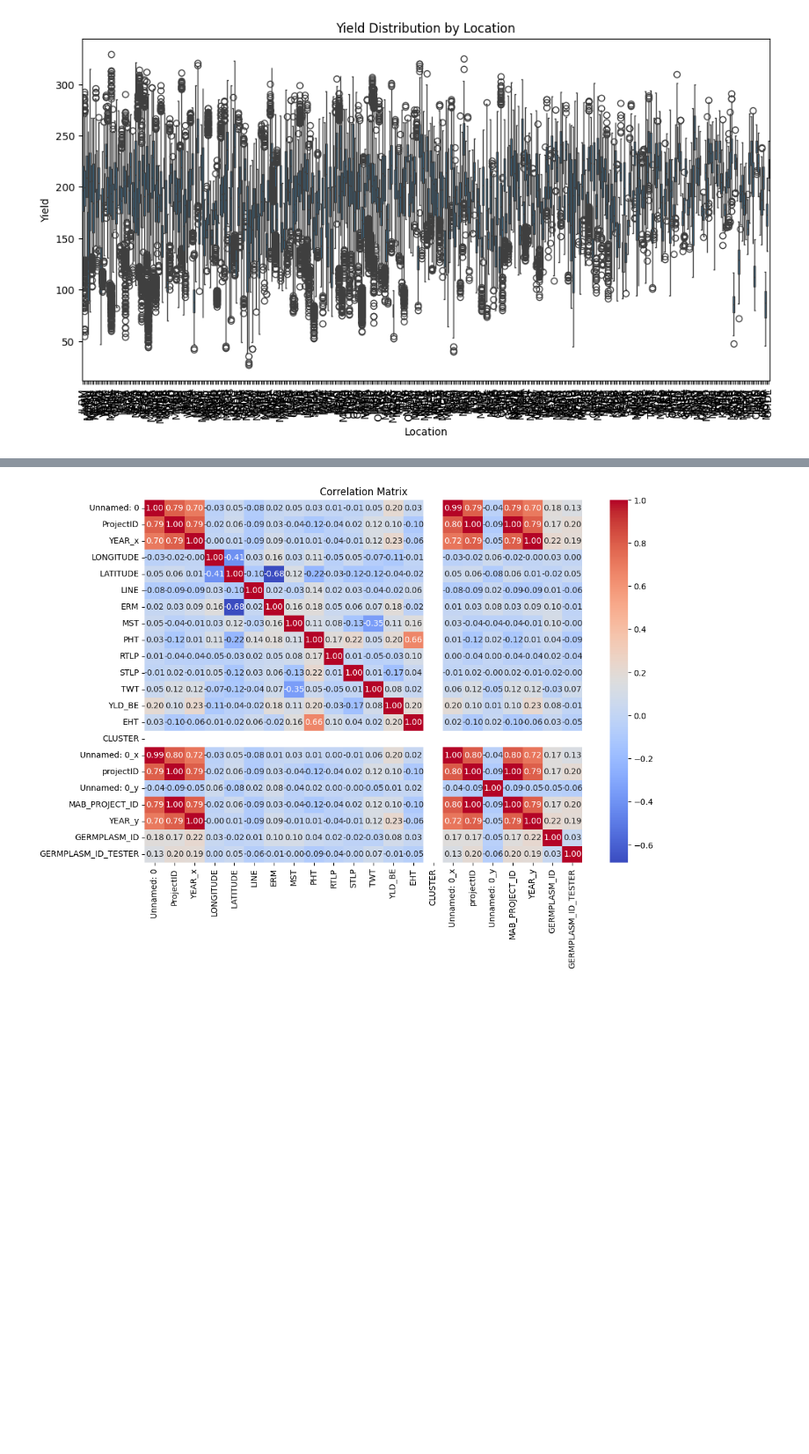
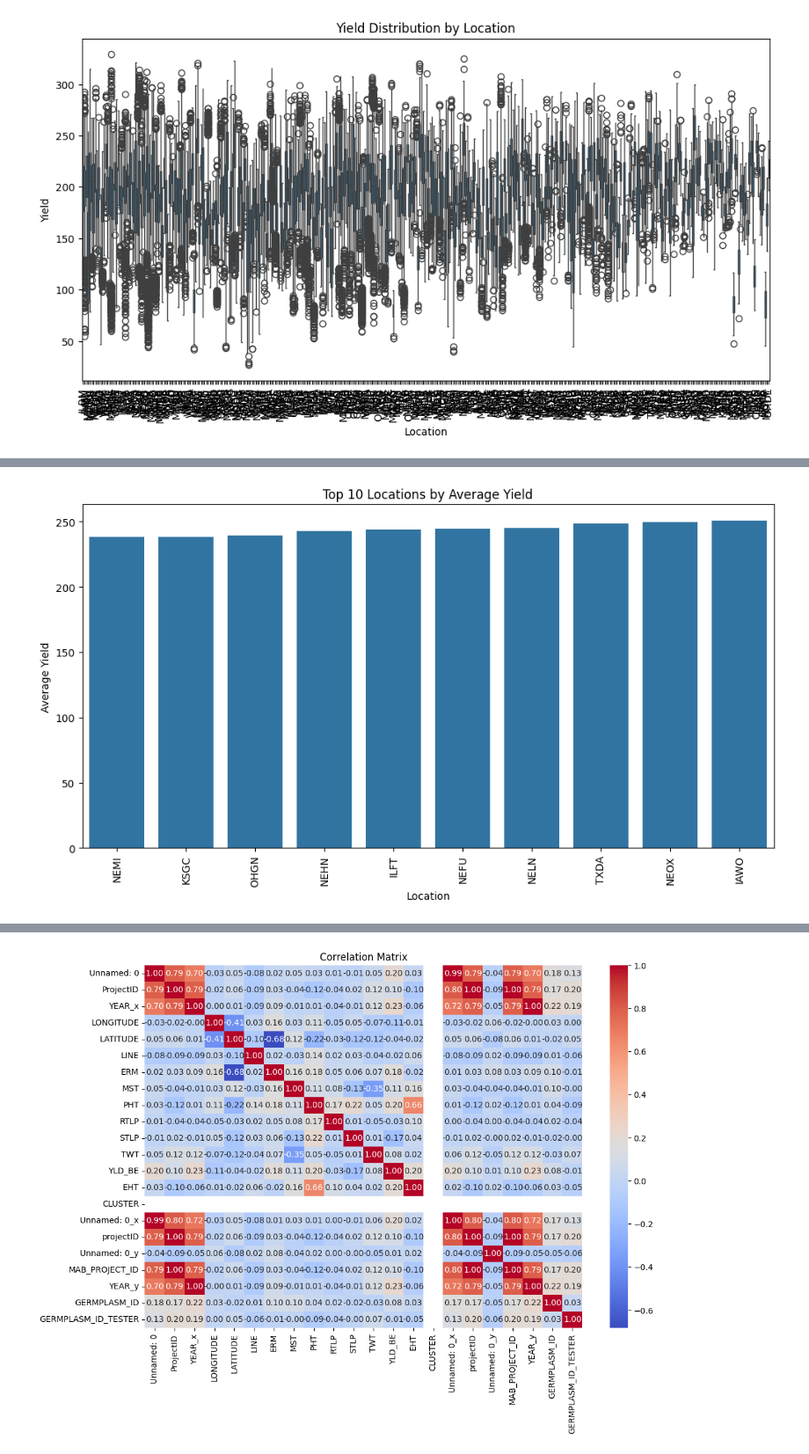
Before and after one commit to gurmindersingh12/Maize-Yield-Prediction-Analysis, a Jupyter notebook: 02_EDA.ipynb, the cells around one changed output, grey strips where cells are left out. Shown at 88% size. Drawn from its saved outputs; the diff is of its cells as text; code cells hidden in the pictures; blank space fills up the shorter version.

```diff
--- a/02_EDA.ipynb
+++ b/02_EDA.ipynb
@@ -118,0 +212,18 @@ plt.show()
+# %%
+## Limit to Top-N Locations by Average Yield:
+
+## Focus on the top 10 or 15 locations with the highest or lowest average yields.
+
+
+# Get top 10 locations with highest average yield
+top_locations = loc_avg_yield.tail(10)  # Adjust the number as needed
+
+plt.figure(figsize=(12, 6))
+sns.barplot(x=top_locations.index, y=top_locations.values)
+plt.xticks(rotation=90)
+plt.title('Top 10 Locations by Average Yield')
+plt.xlabel('Location')
+plt.ylabel('Average Yield')
+plt.show()
+# %% [output]
+[figure, added]
```
Also changed, not shown: parts of 10 cells of this notebook.
